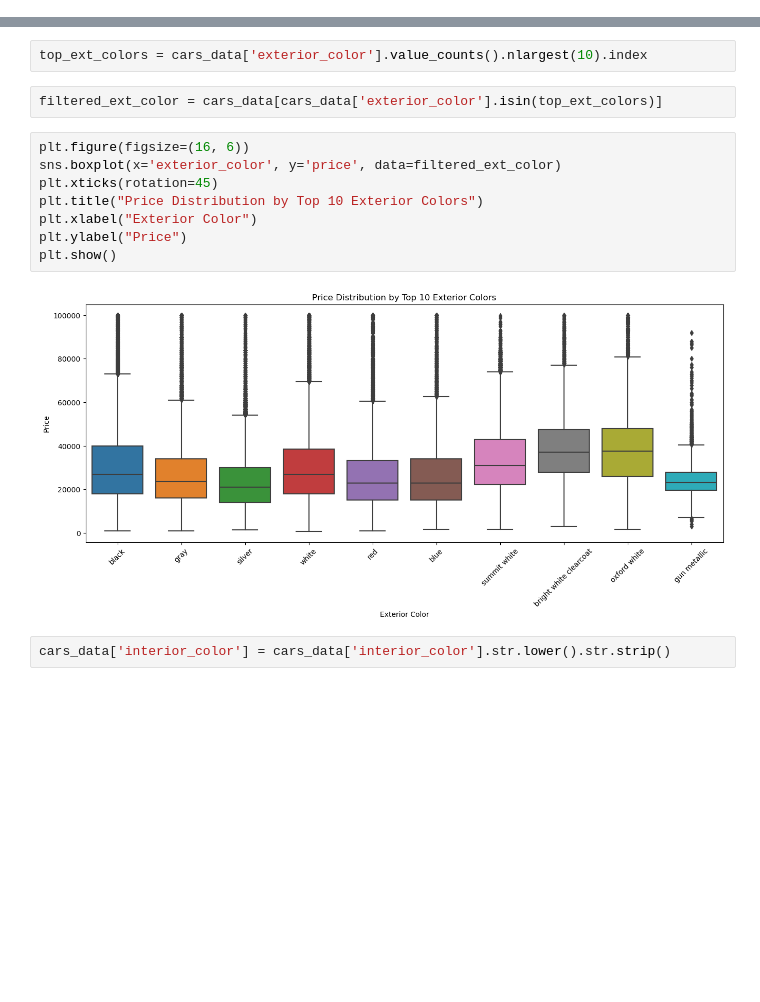
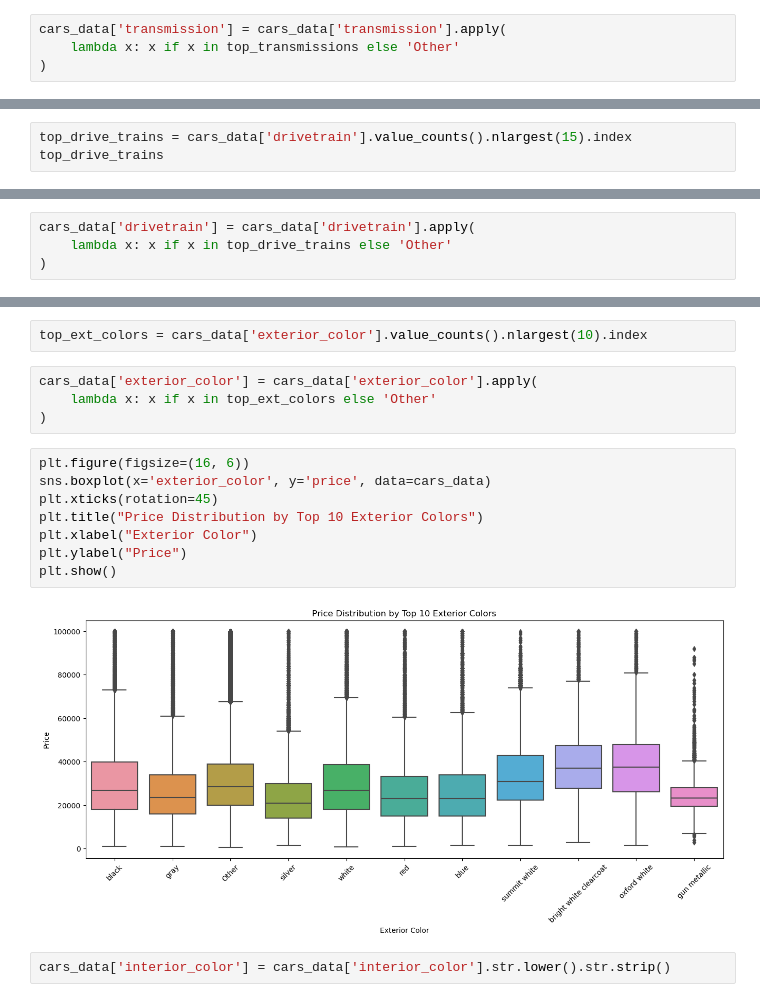
Before and after one commit to Alan-Akkara/Springboard-DS, a Jupyter notebook: Used Cars Price Prediction.ipynb, the cells around one changed output, grey strips where cells are left out. Drawn from its saved outputs; the diff is of its cells as text; blank space fills up the shorter version.

Commit message:
Updated Used Cars Data Wrangling

```diff
--- a/Used Cars Price Prediction.ipynb
+++ b/Used Cars Price Prediction.ipynb
@@ -181,2 +179,6 @@ filtered_transmission = cars_data[cars_data['transmission'].isin(top_transmissio
+# %%
+cars_data['transmission'] = cars_data['transmission'].apply(
+    lambda x: x if x in top_transmissions else 'Other'
+)
 # %%
 plt.figure(figsize=(14, 6))
@@ -297,3 +299,6 @@ REAR-WHEEL DRIVE WITH LIMITED-SLIP DIFFERENTIAL                    12
 RWD                                                             95405
 UNKNOWN                                                            42
 Name: count, dtype: int64
+# %%
+top_drive_trains = cars_data['drivetrain'].value_counts().nlargest(15).index
+top_drive_trains
@@ -299,0 +317,4 @@ Name: count, dtype: int64
+# %%
+cars_data['drivetrain'] = cars_data['drivetrain'].apply(
+    lambda x: x if x in top_drive_trains else 'Other'
+)
@@ -461,18 +503,20 @@ col01900                     1
 Name: count, Length: 6709, dtype: int64
 # %%
 top_ext_colors = cars_data['exterior_color'].value_counts().nlargest(10).index
-# %%
-filtered_ext_color = cars_data[cars_data['exterior_color'].isin(top_ext_colors)]
+# %%
+cars_data['exterior_color'] = cars_data['exterior_color'].apply(
+    lambda x: x if x in top_ext_colors else 'Other'
+)
 # %%
 plt.figure(figsize=(16, 6))
-sns.boxplot(x='exterior_color', y='price', data=filtered_ext_color)
+sns.boxplot(x='exterior_color', y='price', data=cars_data)
 plt.xticks(rotation=45)
 plt.title("Price Distribution by Top 10 Exterior Colors")
 plt.xlabel("Exterior Color")
 plt.ylabel("Price")
 plt.show()
 # %% [output]
-[figure, old version]
+[figure, new version]
 # %%
 cars_data['interior_color'] = cars_data['interior_color'].str.lower().str.strip()
 # %%
```
Also changed, not shown: parts of 20 cells of this notebook.
